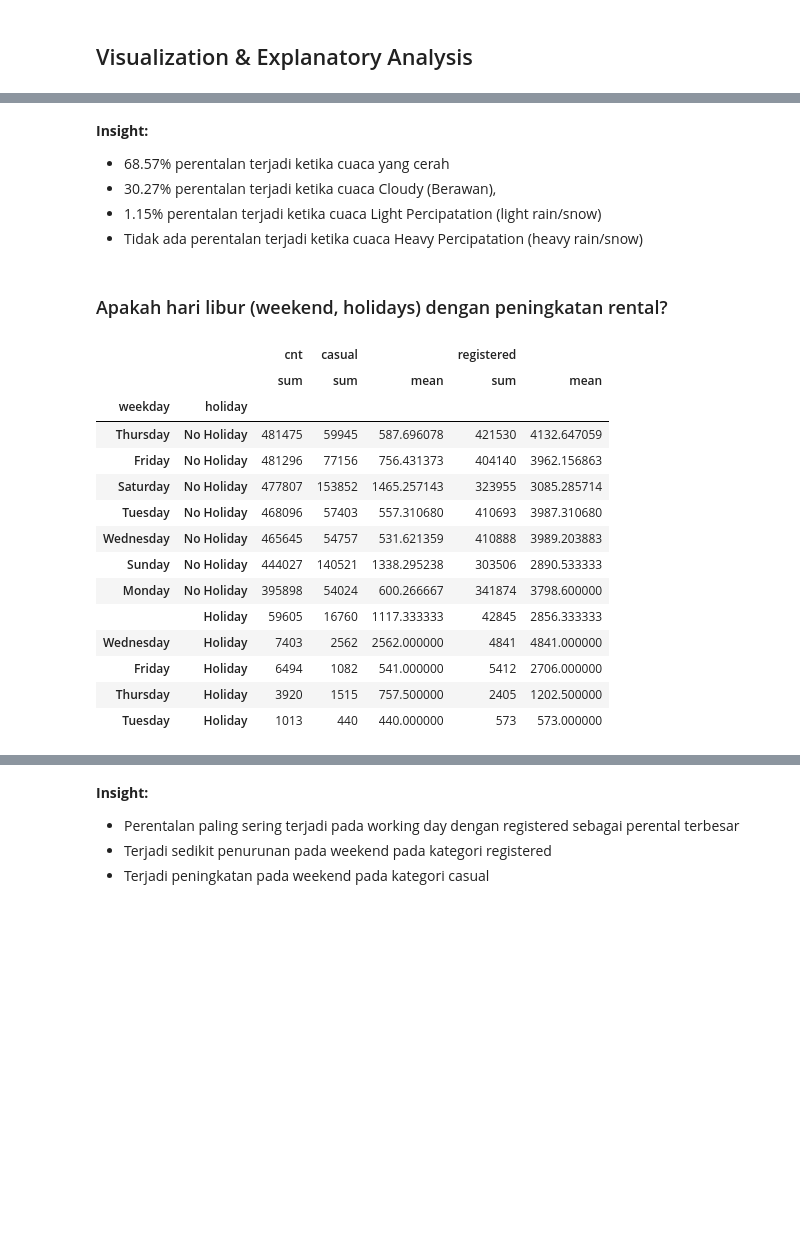
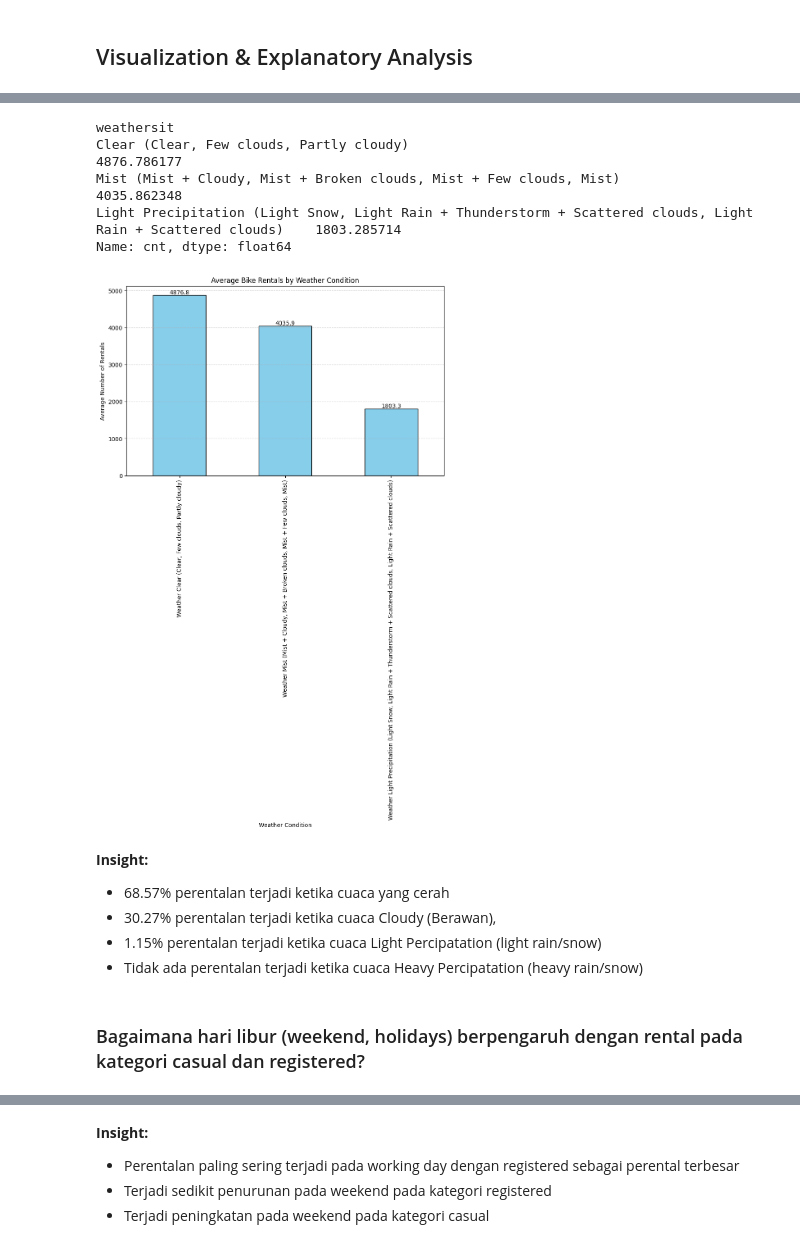
Before and after one commit to nadhifrw/analisisKasusBikeSharing, a Jupyter notebook: notebook.ipynb, the cells around one changed output, grey strips where cells are left out. Saved outputs shown, nothing was run; the diff lists cells and outputs as text; code cells hidden in the pictures; blank space fills up the shorter version.

```diff
--- a/notebook.ipynb
+++ b/notebook.ipynb
@@ -740,3 +736,48 @@ plt.show()
+# %%
+# Grouping untuk kondisi cuaca dan rata-rata perental
+avg_rentals_by_weather = day_df.groupby('weathersit')['cnt'].mean().sort_values(ascending=False)
+
+# Menampilkan Hasil
+print(avg_rentals_by_weather)
+
+# Membuat bar chart
+plt.figure(figsize=(10, 6))
+avg_rentals_by_weather.plot(kind='bar', color='skyblue', edgecolor='black')
+
+# Menambahkan label kondisi cuaca
+weather_labels = {
+    1: "Clear",
+    2: "Mist/Cloudy",
+    3: "Light Rain/Snow",
+    4: "Heavy Rain/Snow"
+}
+
+# Mengatur label x-tick ke deskripsi cuaca
+plt.xticks(range(len(avg_rentals_by_weather)),
+           [weather_labels.get(i, f"Weather {i}") for i in avg_rentals_by_weather.index],
+           rotation=90)
+
+# Menambah label dan judul
+plt.xlabel('Weather Condition')
+plt.ylabel('Average Number of Rentals')
+plt.title('Average Bike Rentals by Weather Condition')
+
+# Menambah grid line
+plt.grid(axis='y', linestyle='--', alpha=0.7)
+
+# Menambahkan label nilai di atas setiap batang
+for i, v in enumerate(avg_rentals_by_weather):
+    plt.text(i, v + 30, f"{v:.1f}", ha='center')
+
+plt.tight_layout()
+plt.show()
+# %% [output]
+weathersit
+Clear (Clear, Few clouds, Partly cloudy)                                                                         4876.786177
+Mist (Mist + Cloudy, Mist + Broken clouds, Mist + Few clouds, Mist)                                              4035.862348
+Light Precipitation (Light Snow, Light Rain + Thunderstorm + Scattered clouds, Light Rain + Scattered clouds)    1803.285714
+Name: cnt, dtype: float64
+[figure, added]
 # %% [markdown]
 **Insight:**
 - 68.57% perentalan terjadi ketika cuaca yang cerah
@@ -744,27 +785,4 @@ plt.show()
 - 1.15% perentalan terjadi ketika cuaca Light Percipatation (light rain/snow)
 - Tidak ada perentalan terjadi ketika cuaca Heavy Percipatation (heavy rain/snow)
 # %% [markdown]
-### Apakah hari libur (weekend, holidays) dengan peningkatan rental?
+### Bagaimana hari libur (weekend, holidays) berpengaruh dengan rental pada kategori casual dan registered?
-# %%
-# Grouping banyak perental pada tiap hari dan hari raya
-day_df.groupby(['weekday', 'holiday']).agg({
-    'cnt': 'sum',
-    'casual':['sum' ,'mean'],
-    'registered': ['sum' ,'mean'],
-}).sort_values(by=('cnt', 'sum'), ascending=False)
-# %% [output]
-|  |  | cnt | casual |  | registered |  |
-|  |  | sum | sum | mean | sum | mean |
-| weekday | holiday |  |  |  |  |  |
-| Thursday | No Holiday | 481475 | 59945 | 587.696078 | 421530 | 4132.647059 |
-| Friday | No Holiday | 481296 | 77156 | 756.431373 | 404140 | 3962.156863 |
-| Saturday | No Holiday | 477807 | 153852 | 1465.257143 | 323955 | 3085.285714 |
-| Tuesday | No Holiday | 468096 | 57403 | 557.310680 | 410693 | 3987.310680 |
-| Wednesday | No Holiday | 465645 | 54757 | 531.621359 | 410888 | 3989.203883 |
-| Sunday | No Holiday | 444027 | 140521 | 1338.295238 | 303506 | 2890.533333 |
-| Monday | No Holiday | 395898 | 54024 | 600.266667 | 341874 | 3798.600000 |
-|  | Holiday | 59605 | 16760 | 1117.333333 | 42845 | 2856.333333 |
-| Wednesday | Holiday | 7403 | 2562 | 2562.000000 | 4841 | 4841.000000 |
-| Friday | Holiday | 6494 | 1082 | 541.000000 | 5412 | 2706.000000 |
-| Thursday | Holiday | 3920 | 1515 | 757.500000 | 2405 | 1202.500000 |
-| Tuesday | Holiday | 1013 | 440 | 440.000000 | 573 | 573.000000 |
```
Also changed, not shown: parts of 39 cells of this notebook, 2 other files.
